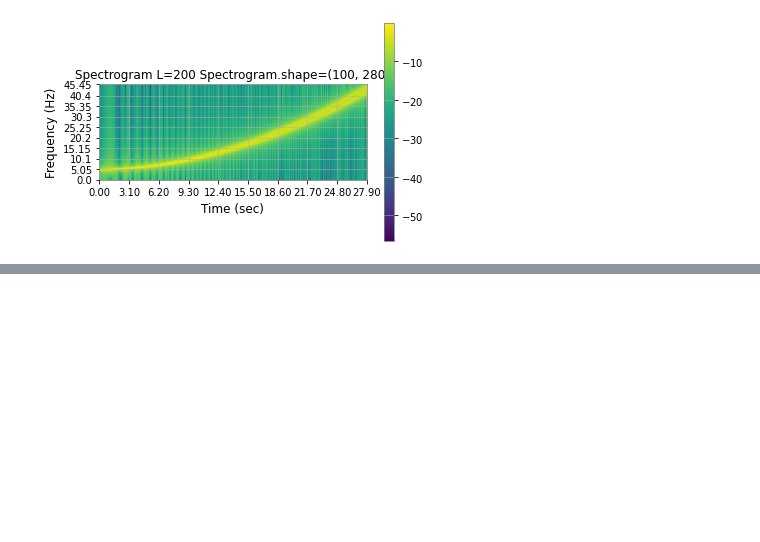
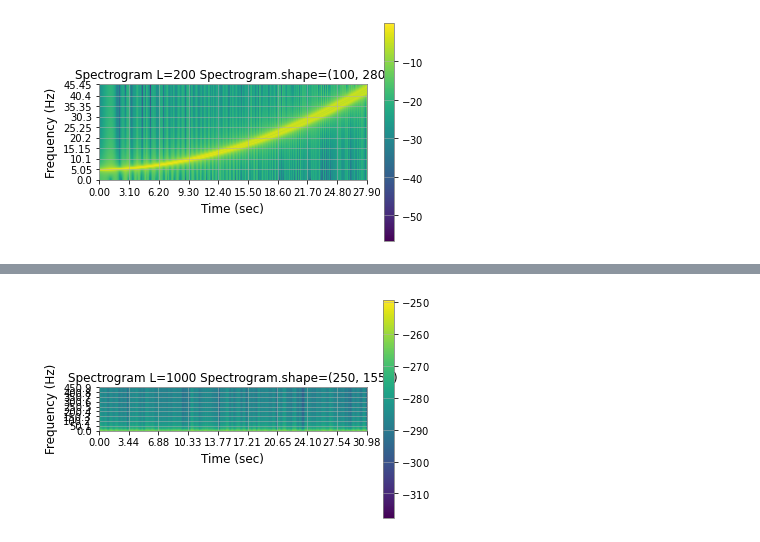
Before and after one commit to xli2522/GW-SignalGen, a Jupyter notebook: sqt.ipynb, the cells around one changed output, grey strips where cells are left out. Cells and saved outputs as stored; diff of their text form; code cells hidden in the pictures; blank space fills up the shorter version.

```diff
--- a/sqt.ipynb
+++ b/sqt.ipynb
@@ -1197,0 +1220,4 @@ specs4 = STimeFrequency(x, int(100), 200, overlap = 190, method='dtft').make_spe
+# %%
+specs6 = STimeFrequency(np_hdata, int(1000), 1000, overlap = 980, method='dst').make_spectrogram()
+# %% [output]
+[figure, added]
```
Also changed, not shown: parts of 5 cells of this notebook.
